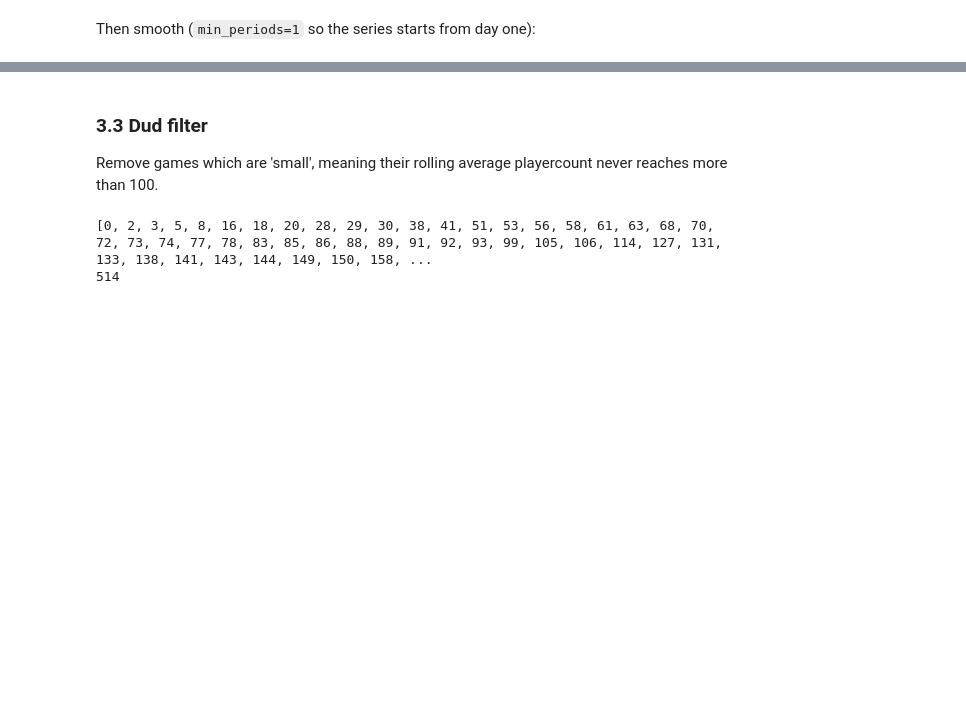
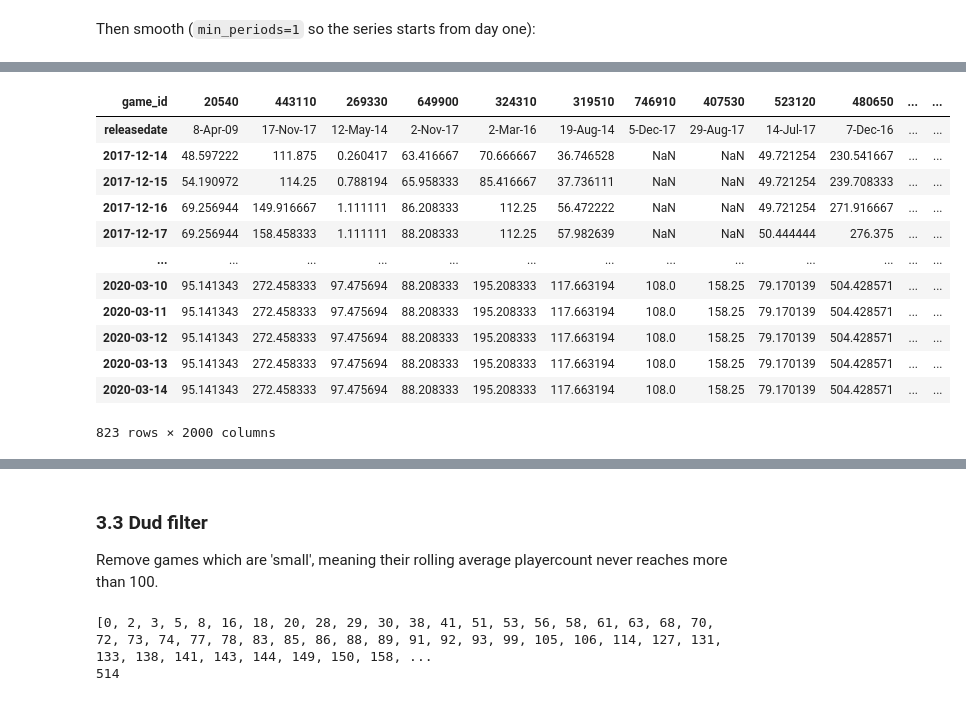
Before and after one commit to su-jai/player_forecasting, a Jupyter notebook: notebooks/playercount_forecasting.ipynb, the cells around one changed output, grey strips where cells are left out. Saved outputs shown, nothing was run; the diff lists cells and outputs as text; code cells hidden in the pictures; blank space fills up the shorter version.

```diff
--- a/notebooks/playercount_forecasting.ipynb
+++ b/notebooks/playercount_forecasting.ipynb
@@ -137,4 +175,20 @@ For each day we record the *causal peak* — the running all-time high (`cummax`
 # %%
+# causal peaks of the raw playercounts
 causal_peaks_raw = deepcopy(daily_counts)
-causal_peaks_raw = causal_peaks_raw.cummax()
+causal_peaks_raw.iloc[1:] = causal_peaks_raw.iloc[1:].cummax()
+causal_peaks_raw
+# %% [output]
+| game_id | 20540 | 443110 | 269330 | 649900 | 324310 | 319510 | 746910 | 407530 | 523120 | 480650 | ... | ... |
+| releasedate | 8-Apr-09 | 17-Nov-17 | 12-May-14 | 2-Nov-17 | 2-Mar-16 | 19-Aug-14 | 5-Dec-17 | 29-Aug-17 | 14-Jul-17 | 7-Dec-16 | ... | ... |
+| 2017-12-14 | 48.597222 | 111.875 | 0.260417 | 63.416667 | 70.666667 | 36.746528 | NaN | NaN | 49.721254 | 230.541667 | ... | ... |
+| 2017-12-15 | 54.190972 | 114.25 | 0.788194 | 65.958333 | 85.416667 | 37.736111 | NaN | NaN | 49.721254 | 239.708333 | ... | ... |
+| 2017-12-16 | 69.256944 | 149.916667 | 1.111111 | 86.208333 | 112.25 | 56.472222 | NaN | NaN | 49.721254 | 271.916667 | ... | ... |
+| 2017-12-17 | 69.256944 | 158.458333 | 1.111111 | 88.208333 | 112.25 | 57.982639 | NaN | NaN | 50.444444 | 276.375 | ... | ... |
+| ... | ... | ... | ... | ... | ... | ... | ... | ... | ... | ... | ... | ... |
+| 2020-03-10 | 95.141343 | 272.458333 | 97.475694 | 88.208333 | 195.208333 | 117.663194 | 108.0 | 158.25 | 79.170139 | 504.428571 | ... | ... |
+| 2020-03-11 | 95.141343 | 272.458333 | 97.475694 | 88.208333 | 195.208333 | 117.663194 | 108.0 | 158.25 | 79.170139 | 504.428571 | ... | ... |
+| 2020-03-12 | 95.141343 | 272.458333 | 97.475694 | 88.208333 | 195.208333 | 117.663194 | 108.0 | 158.25 | 79.170139 | 504.428571 | ... | ... |
+| 2020-03-13 | 95.141343 | 272.458333 | 97.475694 | 88.208333 | 195.208333 | 117.663194 | 108.0 | 158.25 | 79.170139 | 504.428571 | ... | ... |
+| 2020-03-14 | 95.141343 | 272.458333 | 97.475694 | 88.208333 | 195.208333 | 117.663194 | 108.0 | 158.25 | 79.170139 | 504.428571 | ... | ... |
+823 rows × 2000 columns
 # %%
```
Also changed, not shown: parts of 8 cells of this notebook.
